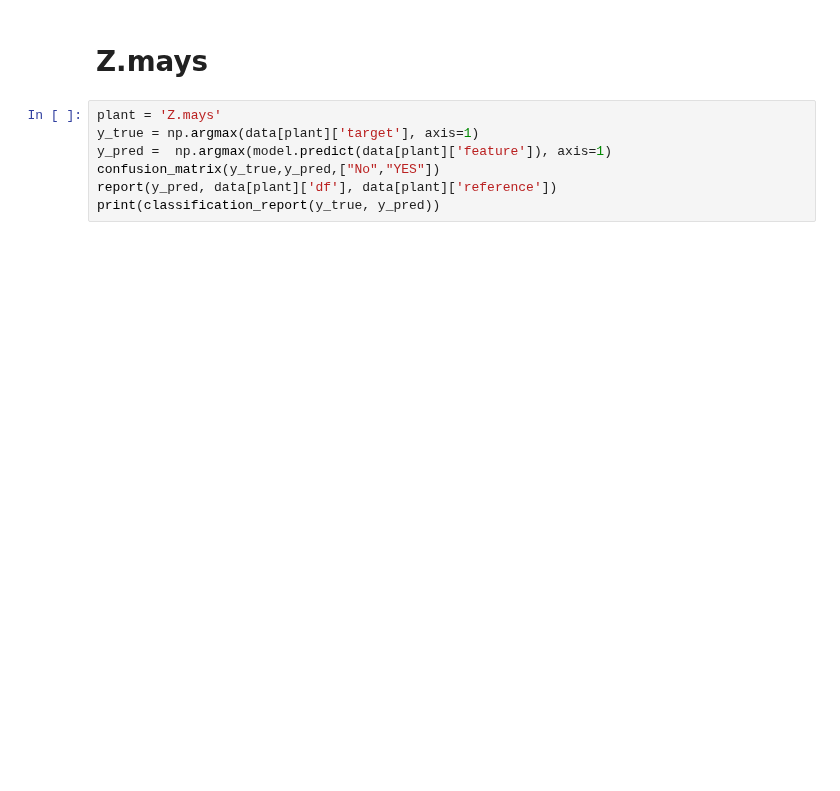
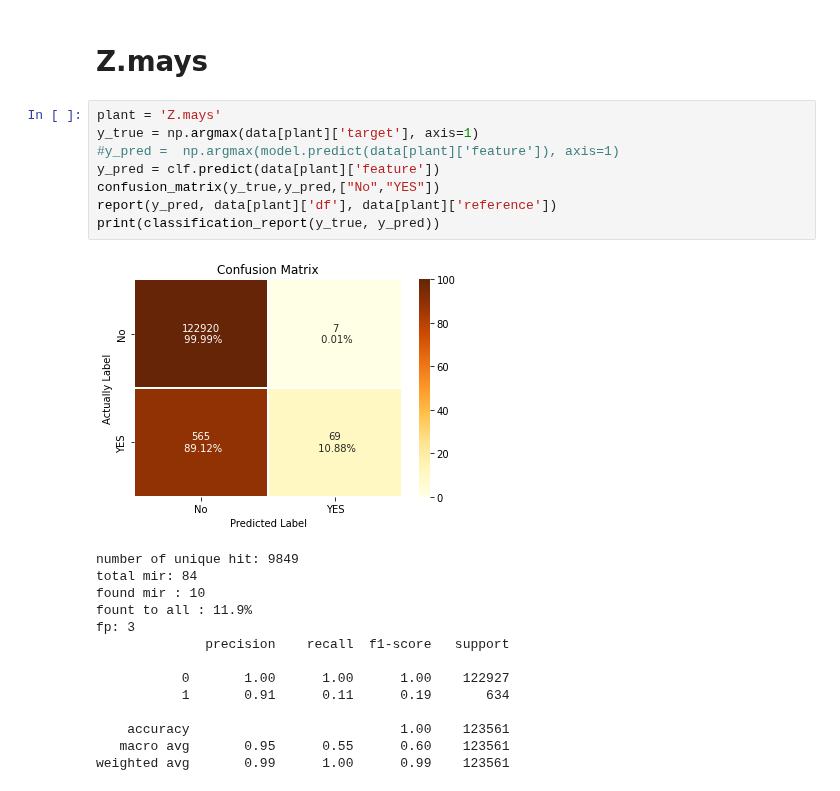
Before and after one commit to Ilia-Abolhasani/amir-p3, a Jupyter notebook: ipynb files/Classification.ipynb, the cells around one changed output. Drawn from its saved outputs; the diff is of its cells as text; blank space fills up the shorter version.

```diff
--- a/ipynb files/Classification.ipynb
+++ b/ipynb files/Classification.ipynb
@@ -330,7 +771,23 @@ weighted avg       0.99      0.98      0.98     87212
 # %%
 plant = 'Z.mays'
 y_true = np.argmax(data[plant]['target'], axis=1)
-y_pred =  np.argmax(model.predict(data[plant]['feature']), axis=1)
+#y_pred =  np.argmax(model.predict(data[plant]['feature']), axis=1)
+y_pred = clf.predict(data[plant]['feature'])
 confusion_matrix(y_true,y_pred,["No","YES"])
 report(y_pred, data[plant]['df'], data[plant]['reference'])
 print(classification_report(y_true, y_pred))
+# %% [output]
+[figure, added]
+number of unique hit: 9849
+total mir: 84
+found mir : 10
+fount to all : 11.9%
+fp: 3
+              precision    recall  f1-score   support
+
+           0       1.00      1.00      1.00    122927
+           1       0.91      0.11      0.19       634
+
+    accuracy                           1.00    123561
+   macro avg       0.95      0.55      0.60    123561
+weighted avg       0.99      1.00      0.99    123561
```
Also changed, not shown: parts of 50 cells of this notebook.
